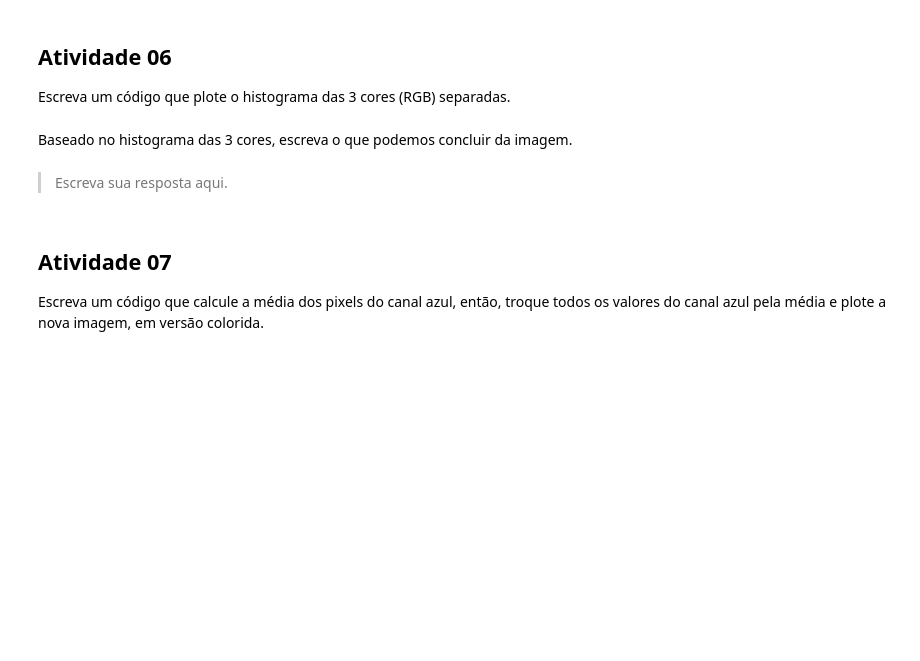
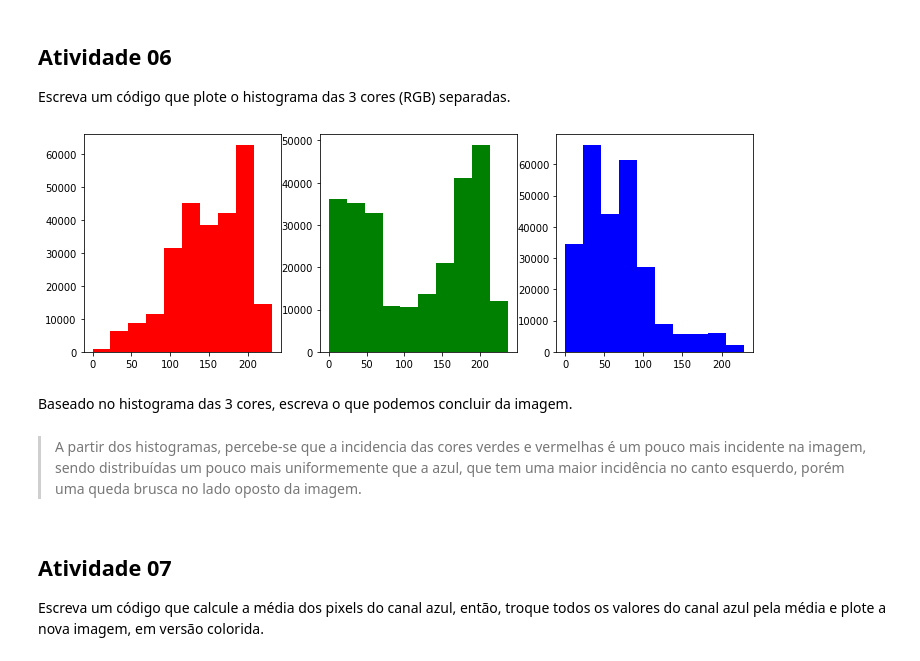
Before and after one commit to matheusfcorreia/labs, a Jupyter notebook: Copy_of_AtividadeAvaliativa1oBimestre.ipynb, the cells around one changed output. Saved outputs shown, nothing was run; the diff lists cells and outputs as text; code cells hidden in the pictures; blank space fills up the shorter version.

```diff
--- a/Copy_of_AtividadeAvaliativa1oBimestre.ipynb
+++ b/Copy_of_AtividadeAvaliativa1oBimestre.ipynb
@@ -112,10 +113,31 @@ Baseado nas imagens acima, o que você destaca?
 ## Atividade 06
 
 Escreva um código que plote o histograma das 3 cores (RGB) separadas.
+# %%
+img_arr = np.array(img)
+
+red = img_arr[:,:,0]
+green = img_arr[:,:,1]
+blue = img_arr[:,:,2]
+
+plt.figure(figsize=(12,4))
+
+plt.subplot(131)
+plt.hist(red.ravel(), color='red')
+
+plt.subplot(132)
+plt.hist(green.ravel(), color='green')
+
+plt.subplot(133)
+plt.hist(blue.ravel(), color='blue')
+
+plt.show()
+# %% [output]
+[figure, added]
 # %% [markdown]
 Baseado no histograma das 3 cores, escreva o que podemos concluir da imagem.
-# %% [markdown]
-> Escreva sua resposta aqui.
+# %% [markdown]
+> A partir dos histogramas, percebe-se que a incidencia das cores verdes e vermelhas é um pouco mais incidente na imagem, sendo distribuídas um pouco mais uniformemente que a azul, que tem uma maior incidência no canto esquerdo, porém uma queda brusca no lado oposto da imagem.
 # %% [markdown]
 ## Atividade 07
 
```
Also changed, not shown: parts of 6 cells of this notebook.
